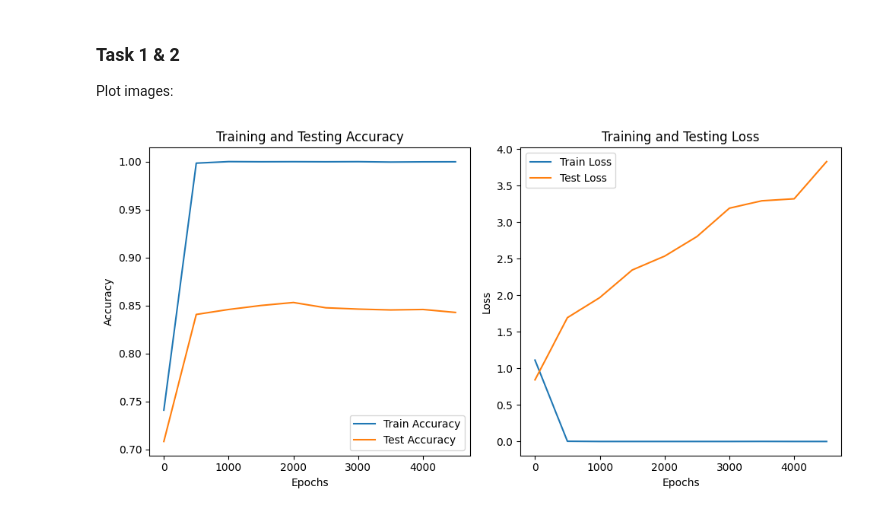
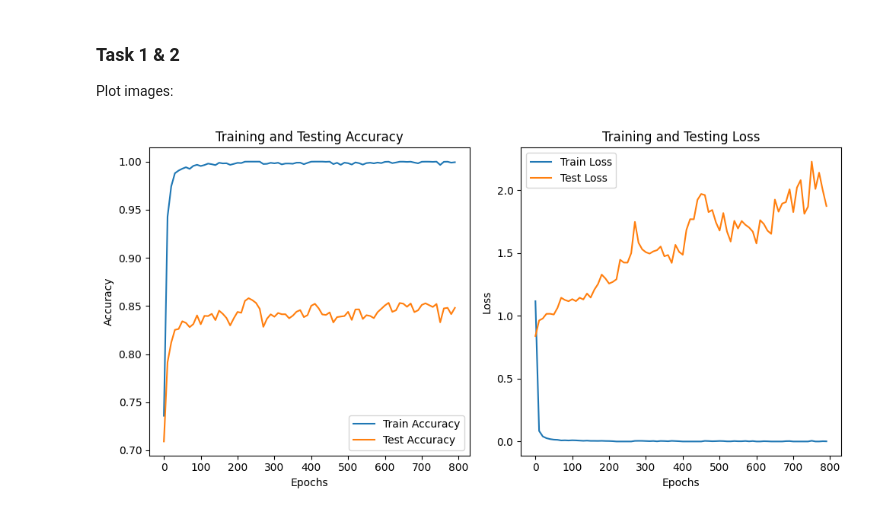
Before and after one commit to starga2er777/SUSTech_CS324, a Jupyter notebook: assignment2/Part 2/part_II.ipynb, the cells around one changed output. Drawn from its saved outputs; the diff is of its cells as text; code cells hidden in the pictures.

```diff
--- a/assignment2/Part 2/part_II.ipynb
+++ b/assignment2/Part 2/part_II.ipynb
@@ -16,32 +16,32 @@ import matplotlib.pyplot as plt
 
 data = np.loadtxt('output.txt', skiprows=1)
 
 train_acc = data[:, 0]
 train_loss = data[:, 1]
 test_acc = data[:, 2]
 test_loss = data[:, 3]
 
-epochs = np.arange(len(train_acc)) * 500
+epochs = np.arange(len(train_acc)) * 10
 
 plt.figure(figsize=(10, 5))
 
 plt.subplot(1, 2, 1)
 plt.plot(epochs, train_acc, label='Train Accuracy')
 plt.plot(epochs, test_acc, label='Test Accuracy')
 plt.title('Training and Testing Accuracy')
 plt.xlabel('Epochs')
 plt.ylabel('Accuracy')
 plt.legend()
 
 plt.subplot(1, 2, 2)
 plt.plot(epochs, train_loss, label='Train Loss')
 plt.plot(epochs, test_loss, label='Test Loss')
 plt.title('Training and Testing Loss')
 plt.xlabel('Epochs')
 plt.ylabel('Loss')
 plt.legend()
 
 plt.tight_layout()
 plt.show()
 # %% [output]
-[figure, old version]
+[figure, new version]
```
Also changed, not shown: 1 other file.
